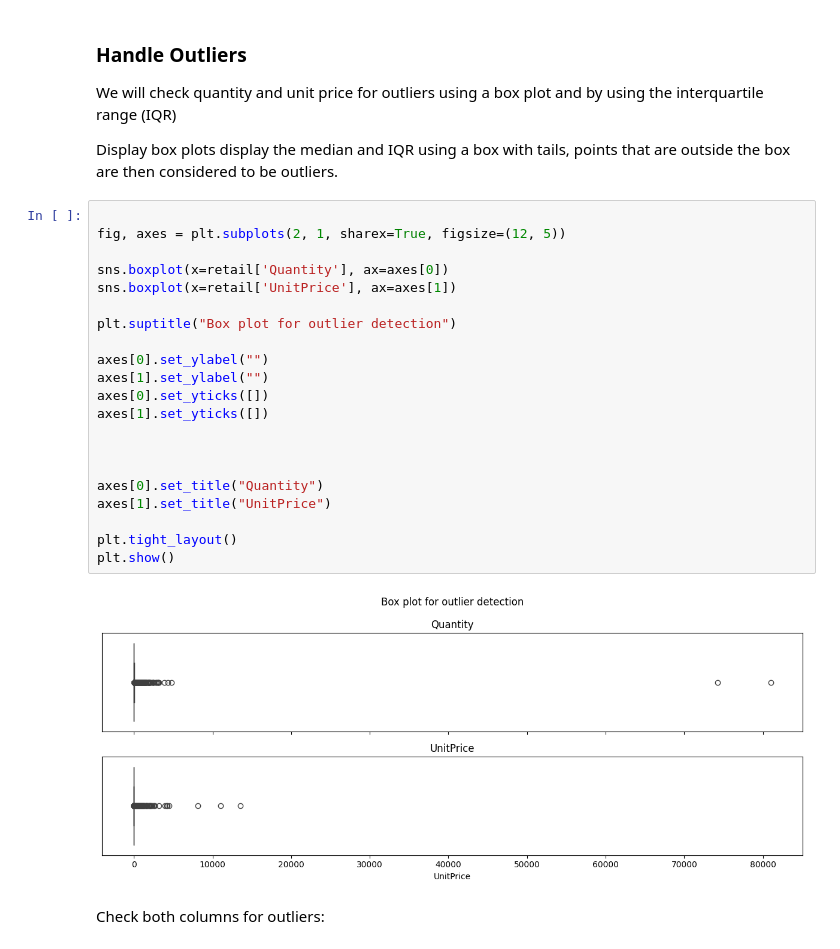
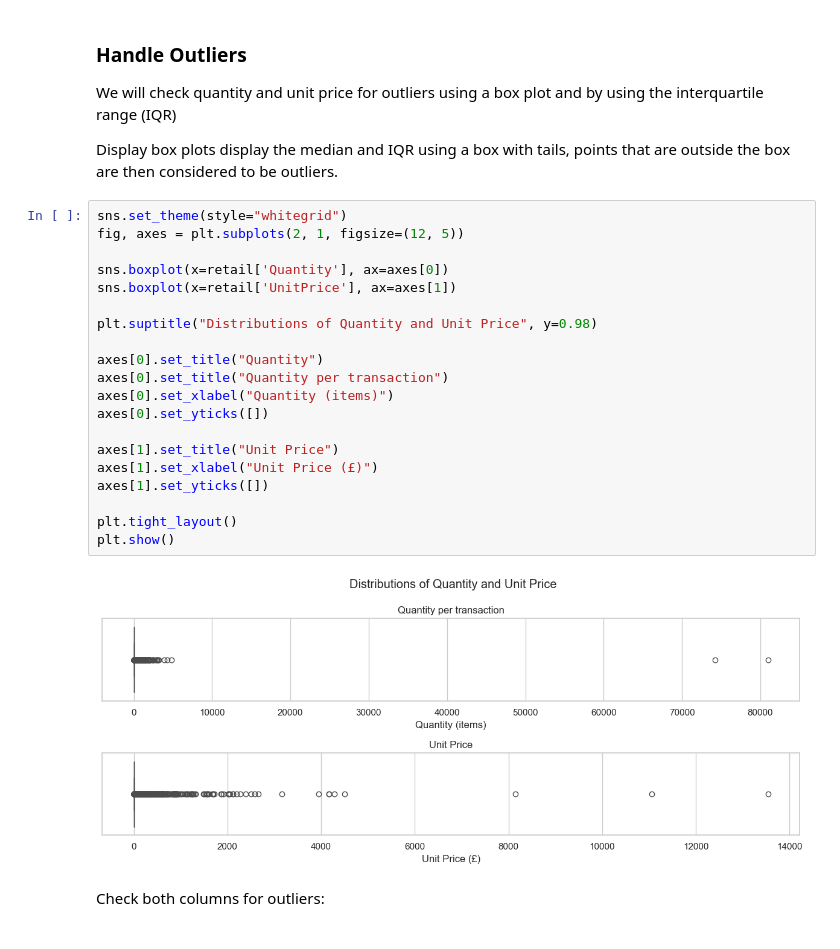
Before and after one commit to BethW83/Group-Project-1-Retail, a Jupyter notebook: jupyter_notebooks/data_clean_EDA.ipynb, the cells around one changed output. Drawn from its saved outputs; the diff is of its cells as text.

Commit message:
Update first box plot

```diff
--- a/jupyter_notebooks/data_clean_EDA.ipynb
+++ b/jupyter_notebooks/data_clean_EDA.ipynb
@@ -218,29 +226,28 @@ Minimum quantity is now 1
 We will check quantity and unit price for outliers using a box plot and by using the interquartile range (IQR)
 
 Display box plots display the median and IQR using a box with tails, points that are outside the box are then considered to be outliers.
-# %%
-
-fig, axes = plt.subplots(2, 1, sharex=True, figsize=(12, 5))
-
-sns.boxplot(x=retail['Quantity'], ax=axes[0])
-sns.boxplot(x=retail['UnitPrice'], ax=axes[1])
-
-plt.suptitle("Box plot for outlier detection")
-
-axes[0].set_ylabel("")
-axes[1].set_ylabel("")
-axes[0].set_yticks([])
-axes[1].set_yticks([])
-
-
-
-axes[0].set_title("Quantity")
-axes[1].set_title("UnitPrice")
-
-plt.tight_layout()
-plt.show()
-# %% [output]
-[figure, removed]
+# %%
+sns.set_theme(style="whitegrid")
+fig, axes = plt.subplots(2, 1, figsize=(12, 5))
+
+sns.boxplot(x=retail['Quantity'], ax=axes[0])
+sns.boxplot(x=retail['UnitPrice'], ax=axes[1])
+
+plt.suptitle("Distributions of Quantity and Unit Price", y=0.98)
+
+axes[0].set_title("Quantity")
+axes[0].set_title("Quantity per transaction")
+axes[0].set_xlabel("Quantity (items)")
+axes[0].set_yticks([])
+
+axes[1].set_title("Unit Price")
+axes[1].set_xlabel("Unit Price (£)")
+axes[1].set_yticks([])
+
+plt.tight_layout()
+plt.show()
+# %% [output]
+[figure, added]
 # %% [markdown]
 Check both columns for outliers:
 # %%
```
Also changed, not shown: parts of 1 cell of this notebook.
